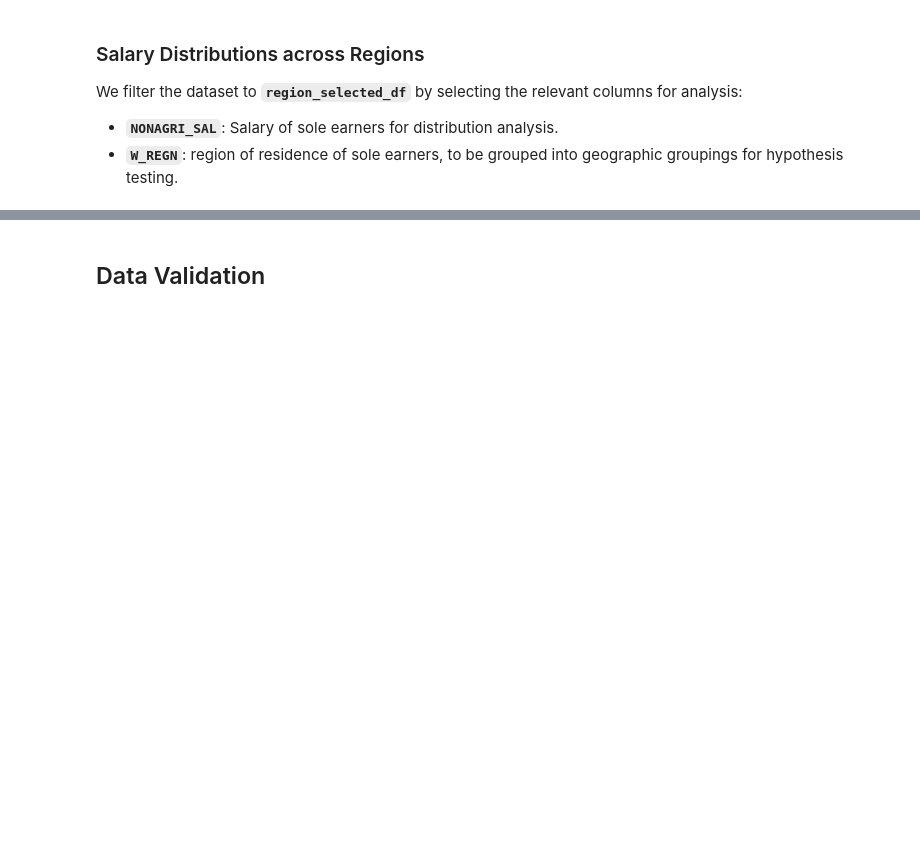
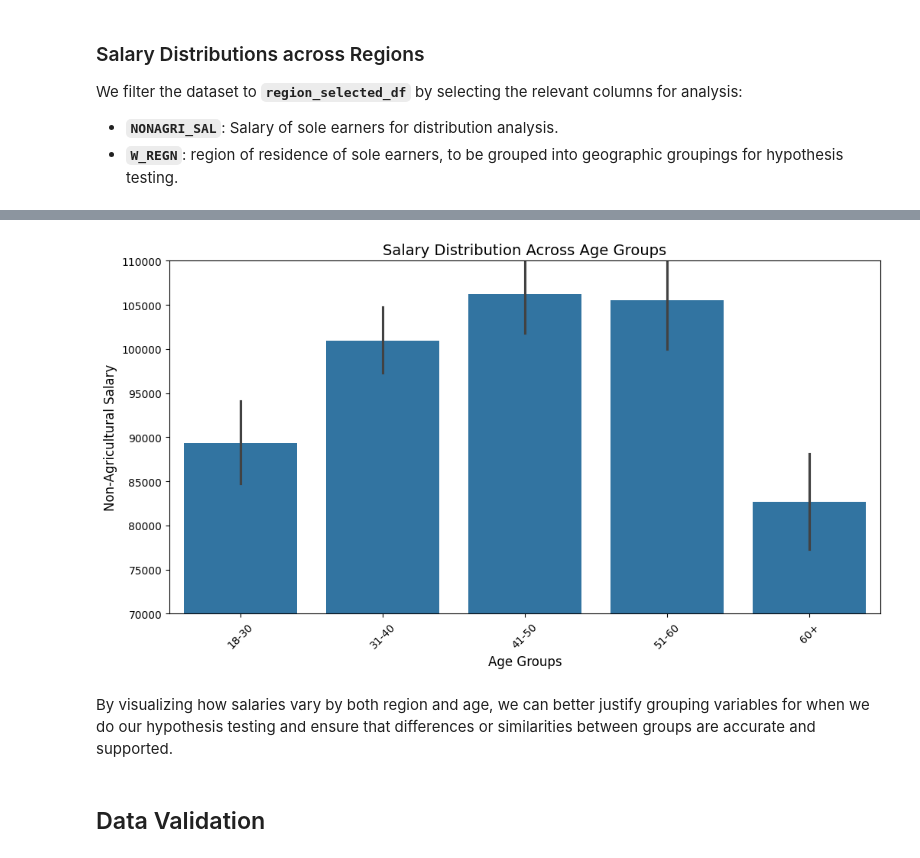
Before and after one commit to chiwasushuba/CSMODEL-Project, a Jupyter notebook: [Phase 2].ipynb, the cells around one changed output, grey strips where cells are left out. Cells and saved outputs as stored; diff of their text form; code cells hidden in the pictures; blank space fills up the shorter version.

```diff
--- a/[Phase 2].ipynb
+++ b/[Phase 2].ipynb
@@ -1384,3 +1379,24 @@ age_selected_df.head()
+# %%
+age_bins = [18, 30, 40, 50, 60, 100]
+age_labels = ['18-30', '31-40', '41-50', '51-60', '60+']
+
+age_selected_df = data_modelling_df[['NONAGRI_SAL', 'AGE']].copy()
+age_selected_df.head()
+
+age_selected_df.loc[:, 'Age_Group'] = pd.cut(age_selected_df['AGE'], bins=age_bins, labels=age_labels, right=False)
+
+plt.figure(figsize=(12, 6))
+sns.barplot(x='Age_Group', y='NONAGRI_SAL', data=age_selected_df)
+plt.title('Salary Distribution Across Age Groups', fontsize=14)
+plt.xlabel('Age Groups', fontsize=12)
+plt.ylabel('Non-Agricultural Salary', fontsize=12)
+plt.ylim(70000, 110000)
+plt.xticks(rotation=45)
+plt.show()
+# %% [output]
+[figure, added]
+# %% [markdown]
+By visualizing how salaries vary by both region and age, we can better justify grouping variables for when we do our hypothesis testing and ensure that differences or similarities between groups are accurate and supported.
 # %% [markdown]
 ## Data Validation
 # %% [markdown]
```
Also changed, not shown: parts of 16 cells of this notebook.
